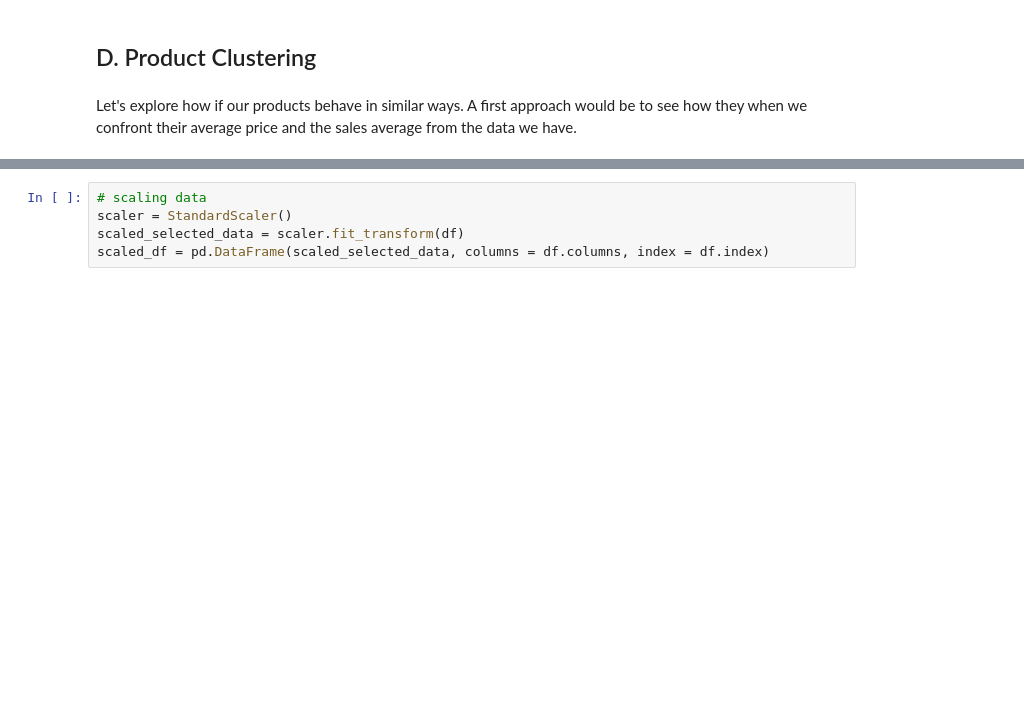
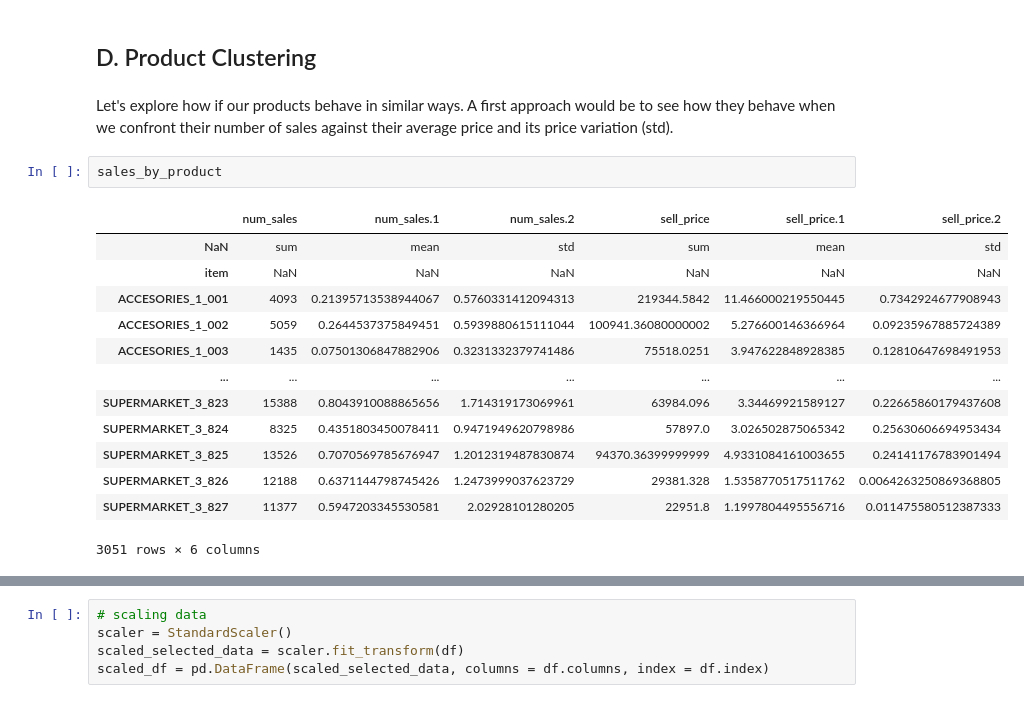
Before and after one commit to Maycas/DS-Market, a Jupyter notebook: 2 - Clustering/Clustering.ipynb, the cells around one changed output, grey strips where cells are left out. Drawn from its saved outputs; the diff is of its cells as text; blank space fills up the shorter version.

```diff
--- a/2 - Clustering/Clustering.ipynb
+++ b/2 - Clustering/Clustering.ipynb
@@ -92,5 +95,21 @@ sales_by_product.csv file already exists in ../data/features/
 # %% [markdown]
 ## D. Product Clustering<a class="anchor" id="product_clustering"></a>
 # %% [markdown]
-Let's explore how if our products behave in similar ways. A first approach would be to see how they when we confront their average price and the sales average from the data we have.
+Let's explore how if our products behave in similar ways. A first approach would be to see how they behave when we confront their number of sales against their average price and its price variation (std).
+# %%
+sales_by_product
+# %% [output]
+|  | num_sales | num_sales.1 | num_sales.2 | sell_price | sell_price.1 | sell_price.2 |
+| NaN | sum | mean | std | sum | mean | std |
+| item | NaN | NaN | NaN | NaN | NaN | NaN |
+| ACCESORIES_1_001 | 4093 | 0.21395713538944067 | 0.5760331412094313 | 219344.5842 | 11.466000219550445 | 0.7342924677908943 |
+| ACCESORIES_1_002 | 5059 | 0.2644537375849451 | 0.5939880615111044 | 100941.36080000002 | 5.276600146366964 | 0.09235967885724389 |
+| ACCESORIES_1_003 | 1435 | 0.07501306847882906 | 0.3231332379741486 | 75518.0251 | 3.947622848928385 | 0.12810647698491953 |
+| ... | ... | ... | ... | ... | ... | ... |
+| SUPERMARKET_3_823 | 15388 | 0.8043910088865656 | 1.714319173069961 | 63984.096 | 3.34469921589127 | 0.22665860179437608 |
+| SUPERMARKET_3_824 | 8325 | 0.4351803450078411 | 0.9471949620798986 | 57897.0 | 3.026502875065342 | 0.25630606694953434 |
+| SUPERMARKET_3_825 | 13526 | 0.7070569785676947 | 1.2012319487830874 | 94370.36399999999 | 4.9331084161003655 | 0.24141176783901494 |
+| SUPERMARKET_3_826 | 12188 | 0.6371144798745426 | 1.2473999037623729 | 29381.328 | 1.5358770517511762 | 0.0064263250869368805 |
+| SUPERMARKET_3_827 | 11377 | 0.5947203345530581 | 2.02928101280205 | 22951.8 | 1.1997804495556716 | 0.011475580512387333 |
+3051 rows × 6 columns
 # %%
```
Also changed, not shown: parts of 14 cells of this notebook, 1 other file.
